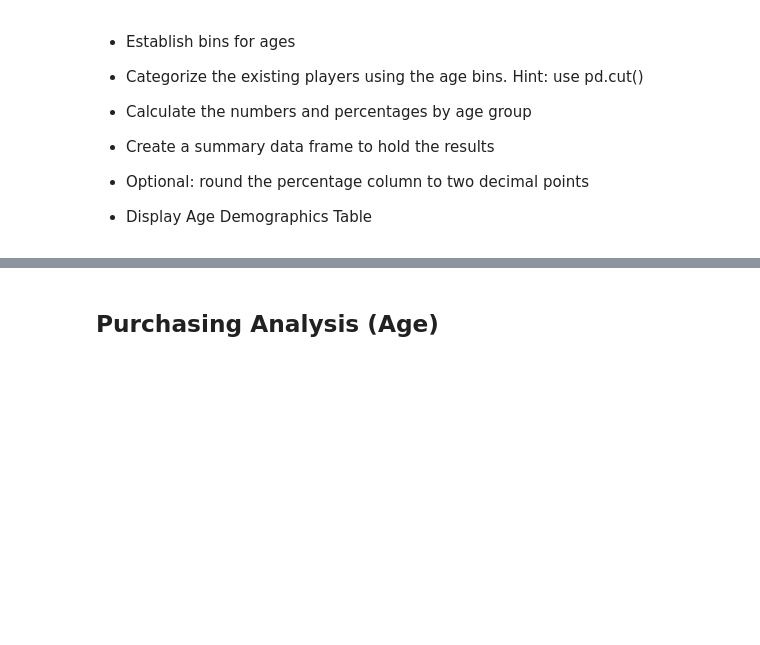
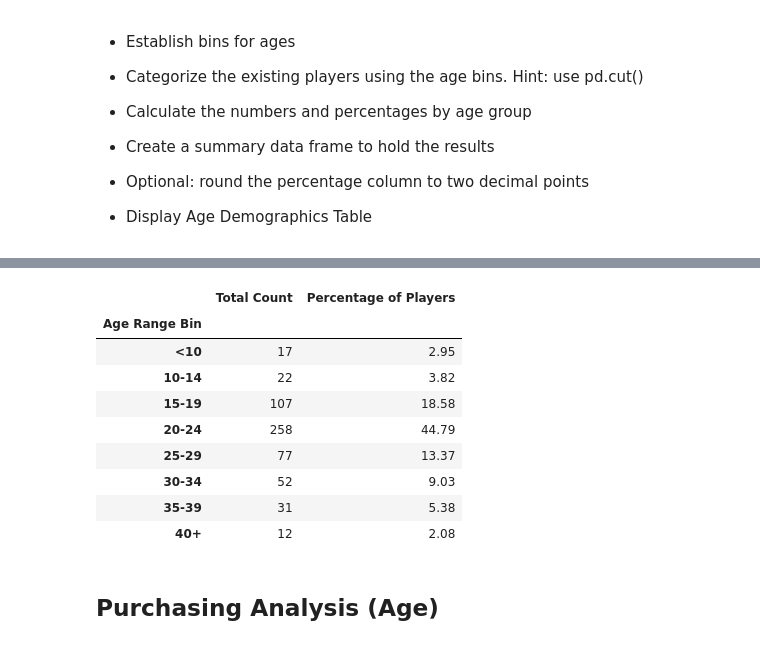
Before and after one commit to arnette888/04-Pandas, a Jupyter notebook: HeroesOfPymoli/HeroesOfPymoli_starter.ipynb, the cells around one changed output, grey strips where cells are left out. Saved outputs shown, nothing was run; the diff lists cells and outputs as text; code cells hidden in the pictures; blank space fills up the shorter version.

```diff
--- a/HeroesOfPymoli/HeroesOfPymoli_starter.ipynb
+++ b/HeroesOfPymoli/HeroesOfPymoli_starter.ipynb
@@ -212,3 +201,33 @@ purchase_analysis_df
+# %%
+# Create the bins in which Data will be held
+# Bins are 0, 9, 14, 19, 24, 29, 34, 39, 100.
+bins = [0, 9, 14, 19, 24, 29, 34, 39, 100]
+
+# Create the names for the eight bins
+group_names = ["<10", "10-14", "15-19", "20-24", "25-29", "30-34", "35-39", "40+"]
+
+# Create dataframe with Age Range Bin column and values
+age_bins_df = unique_user_df.drop(columns=['Purchase ID', 'SN', 'Gender', 'Item ID', 'Item Name', 'Price'])
+age_bins_df["Age Range Bin"] = pd.cut(unique_user_df["Age"], bins, labels=group_names, include_lowest=True)
+age_bins_df
+
+# Creating a group based off of the bins and counting the value
+age_demographics_df = age_bins_df.groupby("Age Range Bin").count()
+# age_demographics_df.rename(columns={"Age":"Total Count"})
+playerTotal = age_demographics_df["Age"].sum()
+age_demographics_df["Percentage of Players"] = round((age_demographics_df['Age'] / playerTotal) * 100, 2)
+age_demographics_df.rename(columns={"Age":"Total Count"})
+# %% [output]
+|  | Total Count | Percentage of Players |
+| Age Range Bin |  |  |
+| <10 | 17 | 2.95 |
+| 10-14 | 22 | 3.82 |
+| 15-19 | 107 | 18.58 |
+| 20-24 | 258 | 44.79 |
+| 25-29 | 77 | 13.37 |
+| 30-34 | 52 | 9.03 |
+| 35-39 | 31 | 5.38 |
+| 40+ | 12 | 2.08 |
 # %% [markdown]
 ## Purchasing Analysis (Age)
 # %% [markdown]
```
Also changed, not shown: parts of 10 cells of this notebook.
